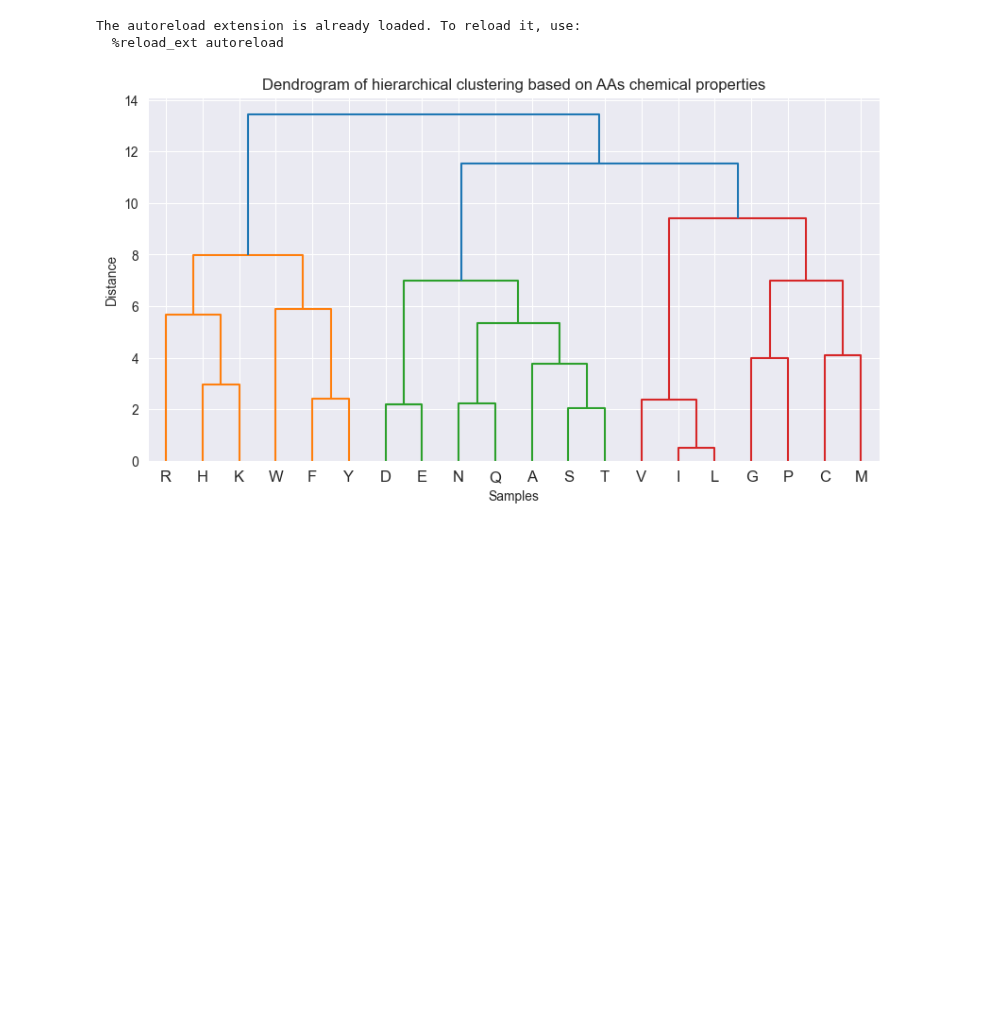
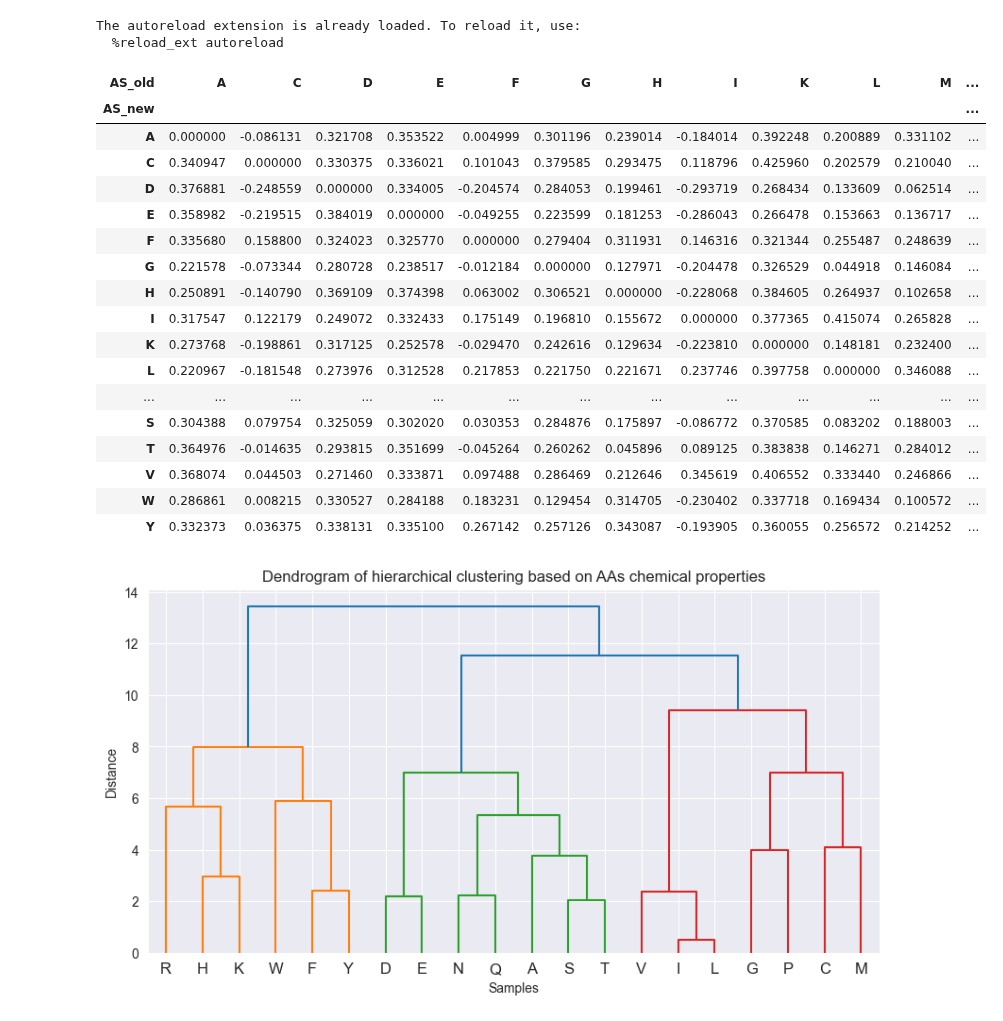
Before and after one commit to datascience-mobi-2023/topic02_team02, a Jupyter notebook: data_exploration/pca_hierarchical_plotting.ipynb, the cells around one changed output. Saved outputs shown, nothing was run; the diff lists cells and outputs as text; code cells hidden in the pictures; blank space fills up the shorter version.

```diff
--- a/data_exploration/pca_hierarchical_plotting.ipynb
+++ b/data_exploration/pca_hierarchical_plotting.ipynb
@@ -22,9 +22,30 @@ cleaned_aa = dc.clean_aa(aa)
 # %%
 dist_chem = de.aa_distance_matrix(aa)
 
 dist_wt_p53 = de.dms_distance_matrix_wt(norm_frame_p53)
 dist_mut_p53 = de.dms_distance_matrix_mutated(norm_frame_p53)
 mean_subs_p53 = dc.rmv_na(de.mean_substitutions(norm_frame_p53))
+mean_subs_p53_inv = dc.rmv_na(de.mean_substitutions(norm_frame_p53).T)
+mean_subs_p53_inv
+# %% [output]
+| AS_old | A | C | D | E | F | G | H | I | K | L | M | ... |
+| AS_new |  |  |  |  |  |  |  |  |  |  |  | ... |
+| A | 0.000000 | -0.086131 | 0.321708 | 0.353522 | 0.004999 | 0.301196 | 0.239014 | -0.184014 | 0.392248 | 0.200889 | 0.331102 | ... |
+| C | 0.340947 | 0.000000 | 0.330375 | 0.336021 | 0.101043 | 0.379585 | 0.293475 | 0.118796 | 0.425960 | 0.202579 | 0.210040 | ... |
+| D | 0.376881 | -0.248559 | 0.000000 | 0.334005 | -0.204574 | 0.284053 | 0.199461 | -0.293719 | 0.268434 | 0.133609 | 0.062514 | ... |
+| E | 0.358982 | -0.219515 | 0.384019 | 0.000000 | -0.049255 | 0.223599 | 0.181253 | -0.286043 | 0.266478 | 0.153663 | 0.136717 | ... |
+| F | 0.335680 | 0.158800 | 0.324023 | 0.325770 | 0.000000 | 0.279404 | 0.311931 | 0.146316 | 0.321344 | 0.255487 | 0.248639 | ... |
+| G | 0.221578 | -0.073344 | 0.280728 | 0.238517 | -0.012184 | 0.000000 | 0.127971 | -0.204478 | 0.326529 | 0.044918 | 0.146084 | ... |
+| H | 0.250891 | -0.140790 | 0.369109 | 0.374398 | 0.063002 | 0.306521 | 0.000000 | -0.228068 | 0.384605 | 0.264937 | 0.102658 | ... |
+| I | 0.317547 | 0.122179 | 0.249072 | 0.332433 | 0.175149 | 0.196810 | 0.155672 | 0.000000 | 0.377365 | 0.415074 | 0.265828 | ... |
+| K | 0.273768 | -0.198861 | 0.317125 | 0.252578 | -0.029470 | 0.242616 | 0.129634 | -0.223810 | 0.000000 | 0.148181 | 0.232400 | ... |
+| L | 0.220967 | -0.181548 | 0.273976 | 0.312528 | 0.217853 | 0.221750 | 0.221671 | 0.237746 | 0.397758 | 0.000000 | 0.346088 | ... |
+| ... | ... | ... | ... | ... | ... | ... | ... | ... | ... | ... | ... | ... |
+| S | 0.304388 | 0.079754 | 0.325059 | 0.302020 | 0.030353 | 0.284876 | 0.175897 | -0.086772 | 0.370585 | 0.083202 | 0.188003 | ... |
+| T | 0.364976 | -0.014635 | 0.293815 | 0.351699 | -0.045264 | 0.260262 | 0.045896 | 0.089125 | 0.383838 | 0.146271 | 0.284012 | ... |
+| V | 0.368074 | 0.044503 | 0.271460 | 0.333871 | 0.097488 | 0.286469 | 0.212646 | 0.345619 | 0.406552 | 0.333440 | 0.246866 | ... |
+| W | 0.286861 | 0.008215 | 0.330527 | 0.284188 | 0.183231 | 0.129454 | 0.314705 | -0.230402 | 0.337718 | 0.169434 | 0.100572 | ... |
+| Y | 0.332373 | 0.036375 | 0.338131 | 0.335100 | 0.267142 | 0.257126 | 0.343087 | -0.193905 | 0.360055 | 0.256572 | 0.214252 | ... |
 # %%
 # hierarchical ward clustering
 de.plot_hier_clust(dist_chem, title = "AAs chemical properties")
```
Also changed, not shown: parts of 1 cell of this notebook, 3 other files.
